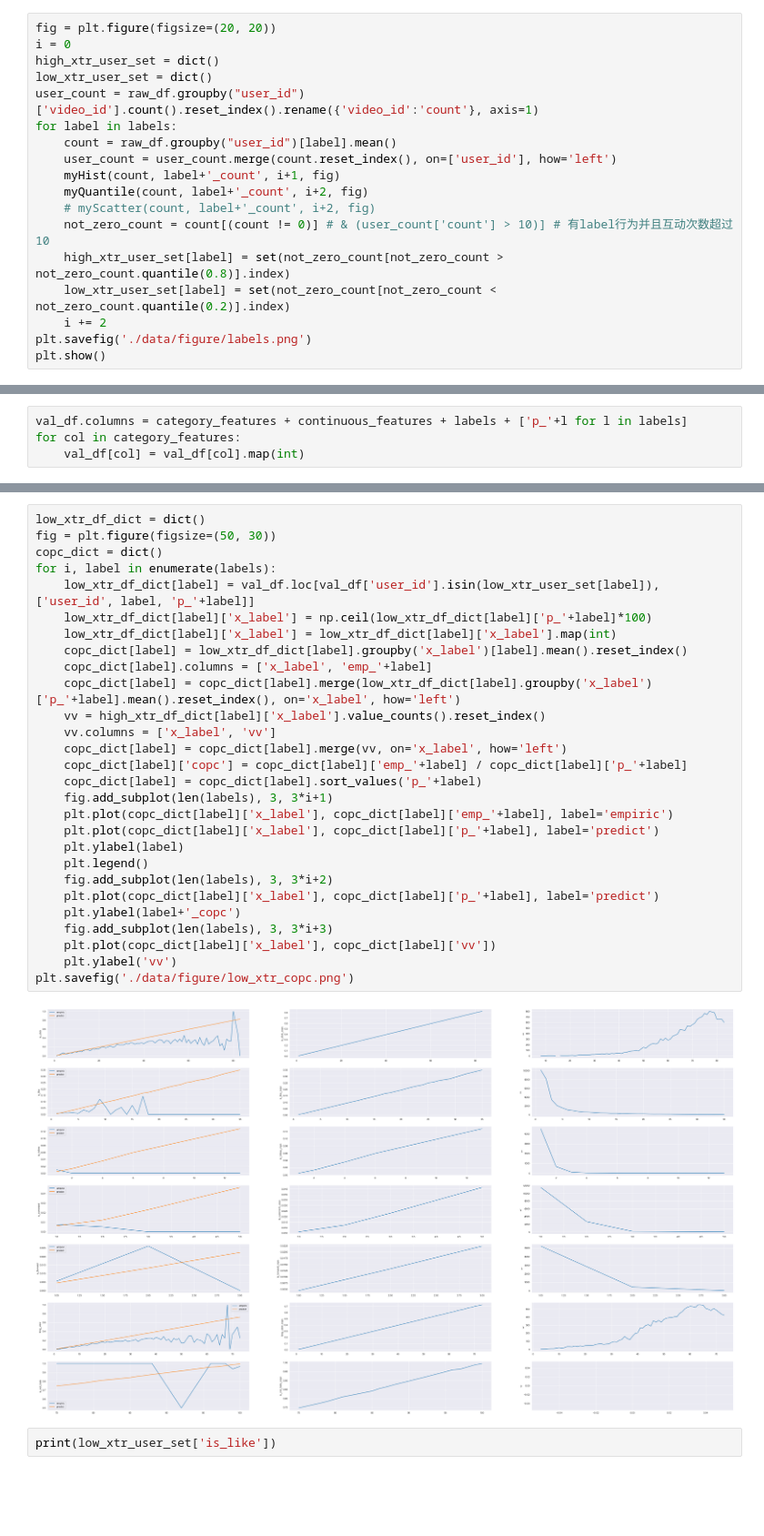
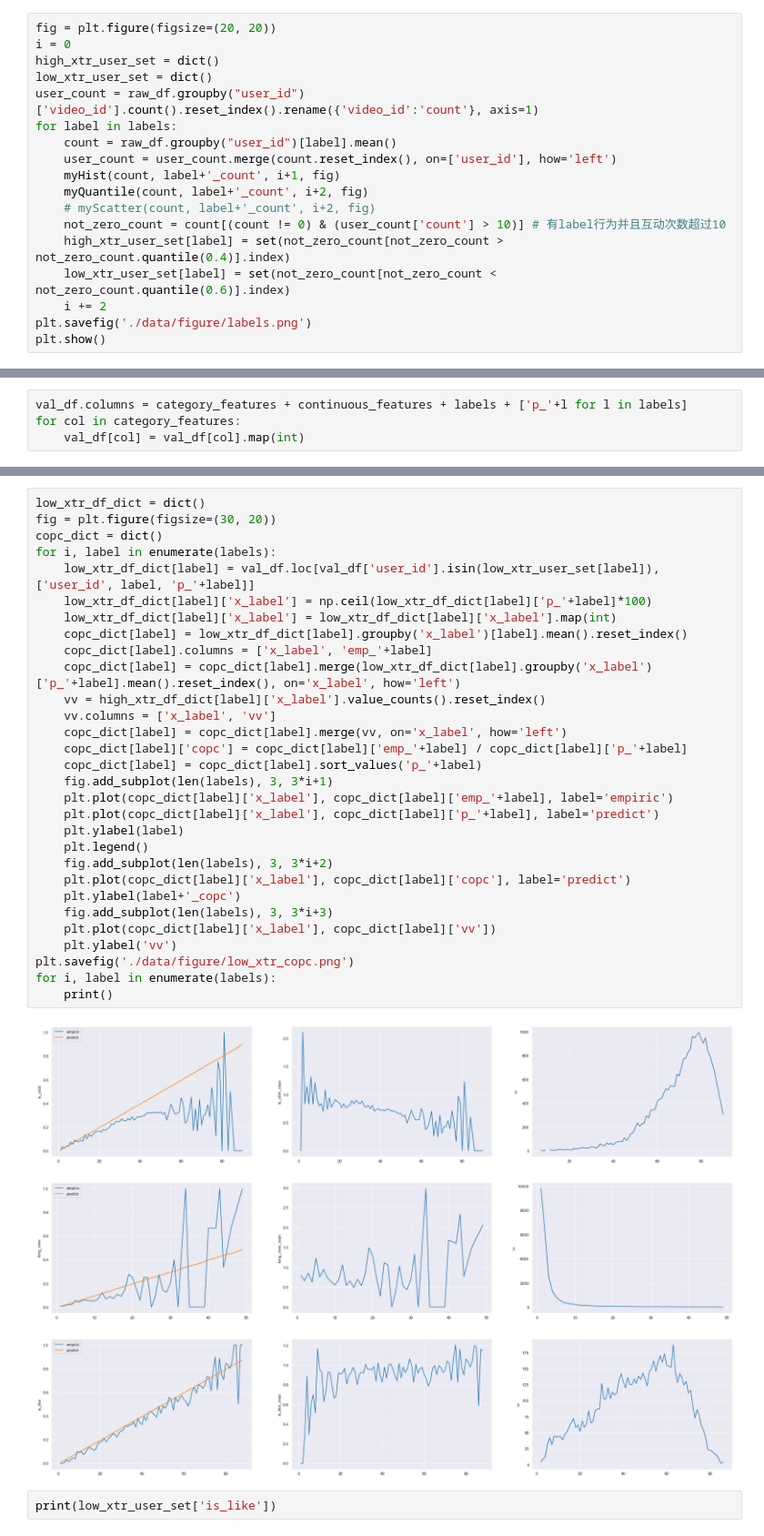
Before and after one commit to Jemma007/myThesis, a Jupyter notebook: lrtThesis/dataset/data_analyse.ipynb, the cells around one changed output, grey strips where cells are left out. Shown at 91% size. Cells and saved outputs as stored; diff of their text form; blank space fills up the shorter version.

```diff
--- a/lrtThesis/dataset/data_analyse.ipynb
+++ b/lrtThesis/dataset/data_analyse.ipynb
@@ -153,9 +153,9 @@ for label in labels:
     myHist(count, label+'_count', i+1, fig)
     myQuantile(count, label+'_count', i+2, fig)
     # myScatter(count, label+'_count', i+2, fig)
-    not_zero_count = count[(count != 0)] # & (user_count['count'] > 10)] # 有label行为并且互动次数超过10
-    high_xtr_user_set[label] = set(not_zero_count[not_zero_count > not_zero_count.quantile(0.8)].index)
-    low_xtr_user_set[label] = set(not_zero_count[not_zero_count < not_zero_count.quantile(0.2)].index)
+    not_zero_count = count[(count != 0) & (user_count['count'] > 10)] # 有label行为并且互动次数超过10
+    high_xtr_user_set[label] = set(not_zero_count[not_zero_count > not_zero_count.quantile(0.4)].index)
+    low_xtr_user_set[label] = set(not_zero_count[not_zero_count < not_zero_count.quantile(0.6)].index)
     i += 2
 plt.savefig('./data/figure/labels.png')
 plt.show()
@@ -217,33 +217,35 @@ plt.savefig('./data/figure/copc.png')
 # %%
 low_xtr_df_dict = dict()
-fig = plt.figure(figsize=(50, 30))
+fig = plt.figure(figsize=(30, 20))
 copc_dict = dict()
 for i, label in enumerate(labels):
     low_xtr_df_dict[label] = val_df.loc[val_df['user_id'].isin(low_xtr_user_set[label]), ['user_id', label, 'p_'+label]]
     low_xtr_df_dict[label]['x_label'] = np.ceil(low_xtr_df_dict[label]['p_'+label]*100)
     low_xtr_df_dict[label]['x_label'] = low_xtr_df_dict[label]['x_label'].map(int)
     copc_dict[label] = low_xtr_df_dict[label].groupby('x_label')[label].mean().reset_index()
     copc_dict[label].columns = ['x_label', 'emp_'+label]
     copc_dict[label] = copc_dict[label].merge(low_xtr_df_dict[label].groupby('x_label')['p_'+label].mean().reset_index(), on='x_label', how='left')
     vv = high_xtr_df_dict[label]['x_label'].value_counts().reset_index()
     vv.columns = ['x_label', 'vv']
     copc_dict[label] = copc_dict[label].merge(vv, on='x_label', how='left')
     copc_dict[label]['copc'] = copc_dict[label]['emp_'+label] / copc_dict[label]['p_'+label]
     copc_dict[label] = copc_dict[label].sort_values('p_'+label)
     fig.add_subplot(len(labels), 3, 3*i+1)
     plt.plot(copc_dict[label]['x_label'], copc_dict[label]['emp_'+label], label='empiric')
     plt.plot(copc_dict[label]['x_label'], copc_dict[label]['p_'+label], label='predict')
     plt.ylabel(label)
     plt.legend()
     fig.add_subplot(len(labels), 3, 3*i+2)
-    plt.plot(copc_dict[label]['x_label'], copc_dict[label]['p_'+label], label='predict')
+    plt.plot(copc_dict[label]['x_label'], copc_dict[label]['copc'], label='predict')
     plt.ylabel(label+'_copc')
     fig.add_subplot(len(labels), 3, 3*i+3)
     plt.plot(copc_dict[label]['x_label'], copc_dict[label]['vv'])
     plt.ylabel('vv')
 plt.savefig('./data/figure/low_xtr_copc.png')
+for i, label in enumerate(labels):
+    print()
 # %% [output]
-[figure, old version]
+[figure, new version]
 # %%
 print(low_xtr_user_set['is_like'])
 # %% [output]
```
Also changed, not shown: parts of 1 cell of this notebook.
